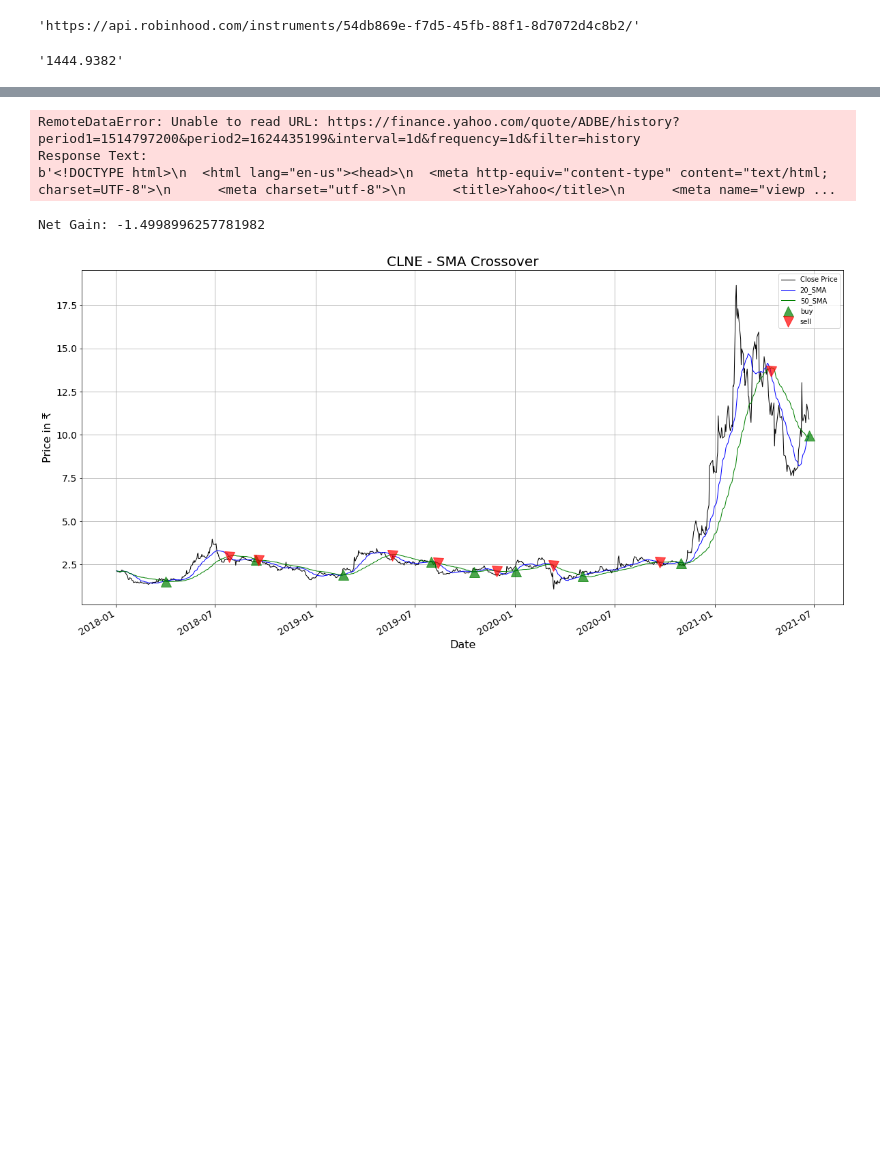
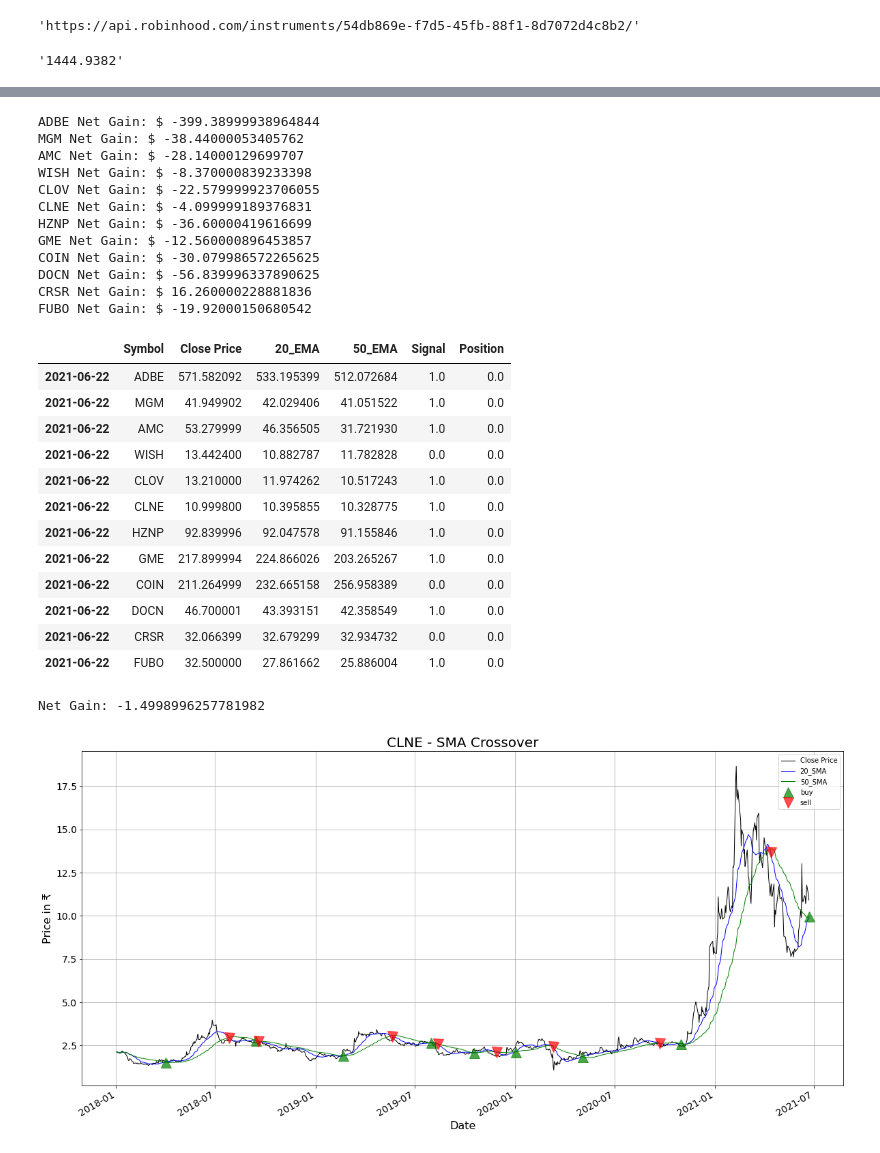
Before and after one commit to ptenteromano/stock-analysis, a Jupyter notebook: movingavgs.ipynb, the cells around one changed output, grey strips where cells are left out. Cells and saved outputs as stored; diff of their text form; code cells hidden in the pictures; blank space fills up the shorter version.

```diff
--- a/movingavgs.ipynb
+++ b/movingavgs.ipynb
@@ -482,10 +482,32 @@ UWMC Net Gain: $ -9.469999313354492
 # %%
-watch_df = list_to_dataframe('Watch')
+watch_df = list_to_dataframe('Watch', moving_avg="EMA")
 watch_df
 # %% [output]
-RemoteDataError: Unable to read URL: https://finance.yahoo.com/quote/ADBE/history?period1=1514797200&period2=1624435199&interval=1d&frequency=1d&filter=history
-Response Text:
-b'<!DOCTYPE html>\n  <html lang="en-us"><head>\n  <meta http-equiv="content-type" content="text/html; charset=UTF-8">\n      <meta charset="utf-8">\n      <title>Yahoo</title>\n      <meta name="viewp ...
+ADBE Net Gain: $ -399.38999938964844
+MGM Net Gain: $ -38.44000053405762
+AMC Net Gain: $ -28.14000129699707
+WISH Net Gain: $ -8.370000839233398
+CLOV Net Gain: $ -22.579999923706055
+CLNE Net Gain: $ -4.099999189376831
+HZNP Net Gain: $ -36.60000419616699
+GME Net Gain: $ -12.560000896453857
+COIN Net Gain: $ -30.079986572265625
+DOCN Net Gain: $ -56.839996337890625
+CRSR Net Gain: $ 16.260000228881836
+FUBO Net Gain: $ -19.92000150680542
+|  | Symbol | Close Price | 20_EMA | 50_EMA | Signal | Position |
+| 2021-06-22 | ADBE | 571.582092 | 533.195399 | 512.072684 | 1.0 | 0.0 |
+| 2021-06-22 | MGM | 41.949902 | 42.029406 | 41.051522 | 1.0 | 0.0 |
+| 2021-06-22 | AMC | 53.279999 | 46.356505 | 31.721930 | 1.0 | 0.0 |
+| 2021-06-22 | WISH | 13.442400 | 10.882787 | 11.782828 | 0.0 | 0.0 |
+| 2021-06-22 | CLOV | 13.210000 | 11.974262 | 10.517243 | 1.0 | 0.0 |
+| 2021-06-22 | CLNE | 10.999800 | 10.395855 | 10.328775 | 1.0 | 0.0 |
+| 2021-06-22 | HZNP | 92.839996 | 92.047578 | 91.155846 | 1.0 | 0.0 |
+| 2021-06-22 | GME | 217.899994 | 224.866026 | 203.265267 | 1.0 | 0.0 |
+| 2021-06-22 | COIN | 211.264999 | 232.665158 | 256.958389 | 0.0 | 0.0 |
+| 2021-06-22 | DOCN | 46.700001 | 43.393151 | 42.358549 | 1.0 | 0.0 |
+| 2021-06-22 | CRSR | 32.066399 | 32.679299 | 32.934732 | 0.0 | 0.0 |
+| 2021-06-22 | FUBO | 32.500000 | 27.861662 | 25.886004 | 1.0 | 0.0 |
 # %%
 pd.concat([watch_df, api_df])
 # %%
```
Also changed, not shown: parts of 7 cells of this notebook.
